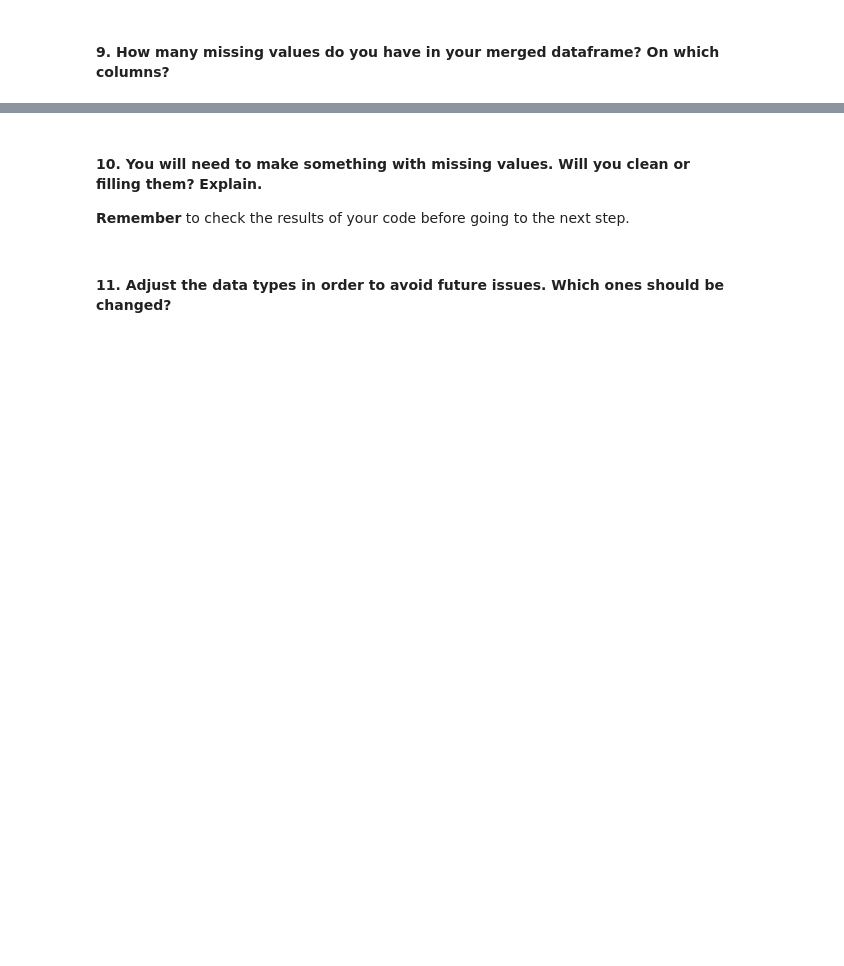
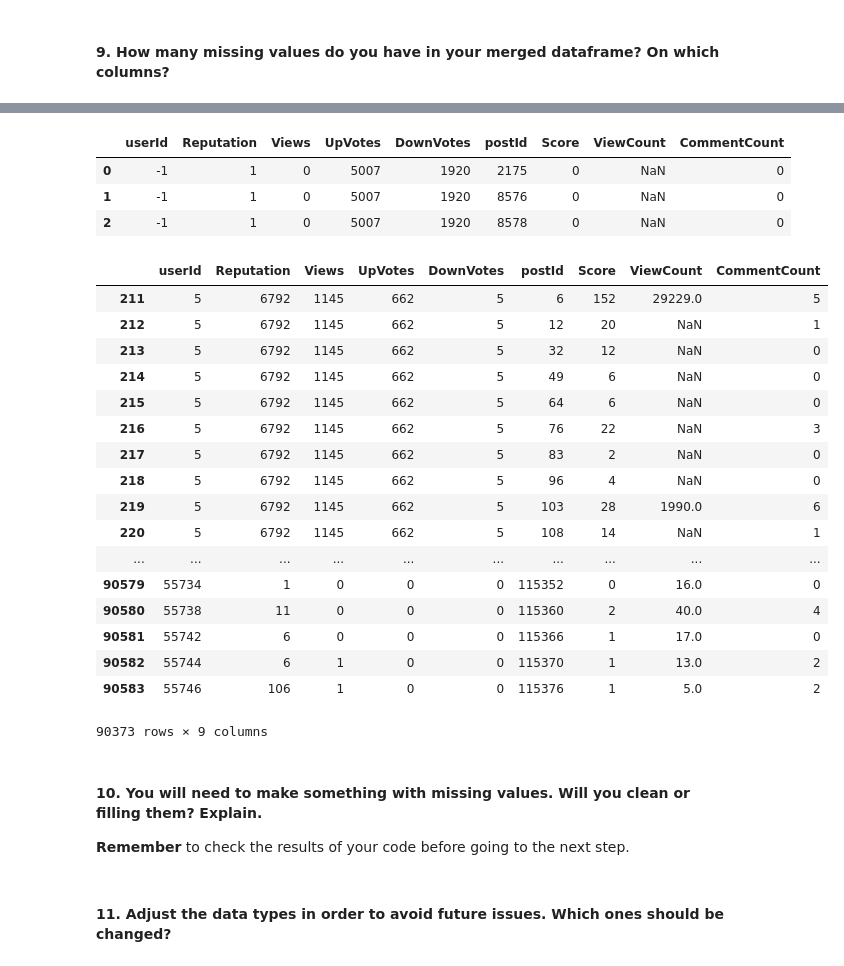
Before and after one commit to ta-data-bcn/lab-data-cleaning, a Jupyter notebook: your-code/main.ipynb, the cells around one changed output, grey strips where cells are left out. Saved outputs shown, nothing was run; the diff lists cells and outputs as text; code cells hidden in the pictures; blank space fills up the shorter version.

```diff
--- a/your-code/main.ipynb
+++ b/your-code/main.ipynb
@@ -85,5 +94,5 @@ You will need to make a [merge](https://pandas.pydata.org/pandas-docs/stable/gen
 # %%
 result = pd.merge(new_users,
-                  posts,
+                  new_posts,
                   on='userId',
-                  how='outer')
+                  how='inner')
@@ -94,3 +118,35 @@ KeyError: 'userId'
+# %%
+# lo primero que haría sería eliminar estas 211 rows con userId = -1
+#porque tienen 0 views y en la columna ViewCount = NaN, no nos aporta ninguna info.
+#Pasamos de 90584 a 90373
+
+result[(result['userId'] == -1)][0:3]
+# %% [output]
+|  | userId | Reputation | Views | UpVotes | DownVotes | postId | Score | ViewCount | CommentCount |
+| 0 | -1 | 1 | 0 | 5007 | 1920 | 2175 | 0 | NaN | 0 |
+| 1 | -1 | 1 | 0 | 5007 | 1920 | 8576 | 0 | NaN | 0 |
+| 2 | -1 | 1 | 0 | 5007 | 1920 | 8578 | 0 | NaN | 0 |
+# %%
+result[result.userId != -1]
+# %% [output]
+|  | userId | Reputation | Views | UpVotes | DownVotes | postId | Score | ViewCount | CommentCount |
+| 211 | 5 | 6792 | 1145 | 662 | 5 | 6 | 152 | 29229.0 | 5 |
+| 212 | 5 | 6792 | 1145 | 662 | 5 | 12 | 20 | NaN | 1 |
+| 213 | 5 | 6792 | 1145 | 662 | 5 | 32 | 12 | NaN | 0 |
+| 214 | 5 | 6792 | 1145 | 662 | 5 | 49 | 6 | NaN | 0 |
+| 215 | 5 | 6792 | 1145 | 662 | 5 | 64 | 6 | NaN | 0 |
+| 216 | 5 | 6792 | 1145 | 662 | 5 | 76 | 22 | NaN | 3 |
+| 217 | 5 | 6792 | 1145 | 662 | 5 | 83 | 2 | NaN | 0 |
+| 218 | 5 | 6792 | 1145 | 662 | 5 | 96 | 4 | NaN | 0 |
+| 219 | 5 | 6792 | 1145 | 662 | 5 | 103 | 28 | 1990.0 | 6 |
+| 220 | 5 | 6792 | 1145 | 662 | 5 | 108 | 14 | NaN | 1 |
+| ... | ... | ... | ... | ... | ... | ... | ... | ... | ... |
+| 90579 | 55734 | 1 | 0 | 0 | 0 | 115352 | 0 | 16.0 | 0 |
+| 90580 | 55738 | 11 | 0 | 0 | 0 | 115360 | 2 | 40.0 | 4 |
+| 90581 | 55742 | 6 | 0 | 0 | 0 | 115366 | 1 | 17.0 | 0 |
+| 90582 | 55744 | 6 | 1 | 0 | 0 | 115370 | 1 | 13.0 | 2 |
+| 90583 | 55746 | 106 | 1 | 0 | 0 | 115376 | 1 | 5.0 | 2 |
+90373 rows × 9 columns
 # %% [markdown]
 #### 10. You will need to make something with missing values.  Will you clean or filling them? Explain.
 **Remember** to check the results of your code before going to the next step.
```
Also changed, not shown: parts of 5 cells of this notebook.
